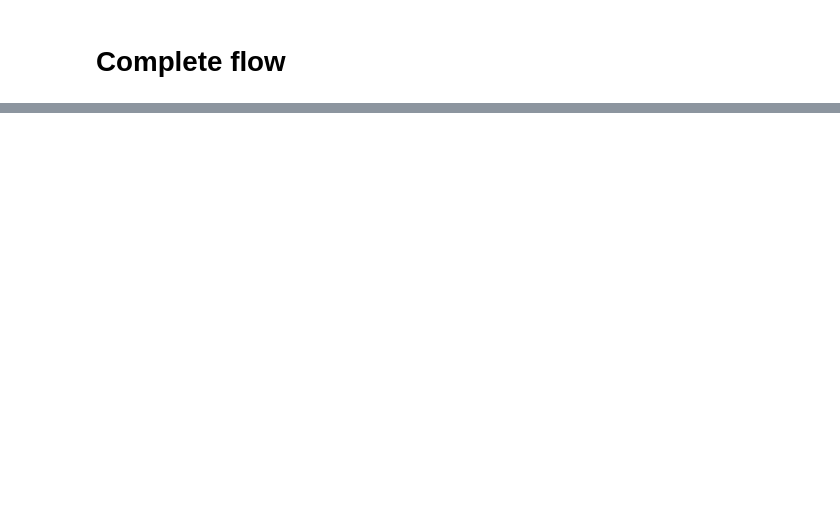
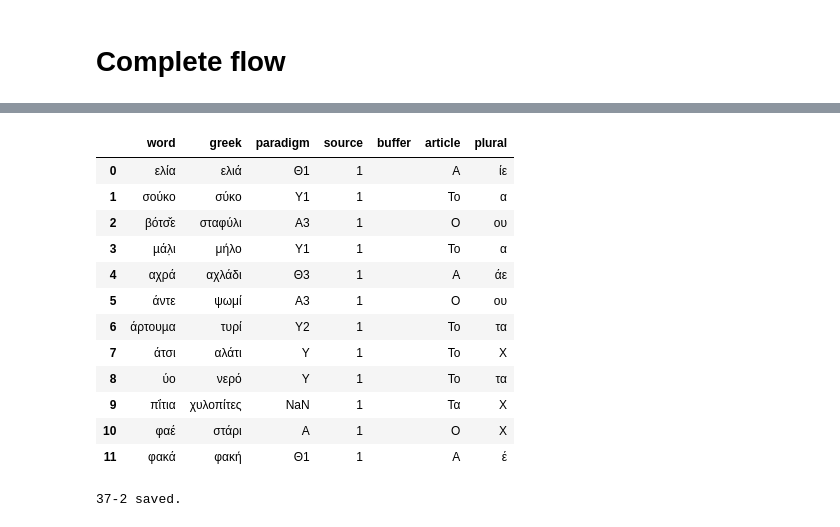
Before and after one commit to jgchaparro/TsakonianDB, a Jupyter notebook: other_projects/OCR Gia na khontoume groussa namou/OCR_test.ipynb, the cells around one changed output, grey strips where cells are left out. Saved outputs shown, nothing was run; the diff lists cells and outputs as text; code cells hidden in the pictures; blank space fills up the shorter version.

Commit message:
Improving OCR pipeline + adding words to main dict

```diff
--- a/other_projects/OCR Gia na khontoume groussa namou/OCR_test.ipynb
+++ b/other_projects/OCR Gia na khontoume groussa namou/OCR_test.ipynb
@@ -564,0 +573,3 @@ compute_paradigms(text['dataframes']['raw'])
+# %%
+text['dataframes']['paradigms'] = compute_paradigms(text['dataframes']['raw'])
+text['dataframes']['paradigms']
@@ -648,0 +652,19 @@ print(extract_word(text['postprocessed']))
+# %%
+# Manual clean if necessary
+manual_clean = """
+ελιά
+σύκο
+σταφύλι
+μήλο
+αχλάδι
+ψωμί
+τυρί
+αλάτι
+νερό
+χυλοπίτες
+στάρι
+φακή
+"""
+
+text['greek_manual_clean'] = manual_clean.strip()
+print(text['greek_manual_clean'])
@@ -648,0 +684,4 @@ print(extract_word(text['postprocessed']))
+# %%
+# Covert to Pandas Series
+greek_series = pd.Series(text['greek_manual_clean'].strip().split('\n'))
+greek_series
@@ -648,0 +702,44 @@ print(extract_word(text['postprocessed']))
+# %%
+# Append it to the dataframe
+temp_df = text['dataframes']['paradigms'].copy()
+temp_df = text['dataframes']['paradigms'].copy()
+temp_df['greek'] = greek_series
+
+# Add source = 1
+temp_df['source'] = 1
+
+# Add an empty column for easy copy-pasting
+temp_df['buffer'] = ''
+
+# Reorder columns
+order = ['word', 'greek', 'paradigm', 'source', 'buffer', 'article', 'plural']
+temp_df = temp_df[order]
+
+# Save the dataframe
+text['dataframes']['complete'] = temp_df
+temp_df
+# %% [output]
+|  | word | greek | paradigm | source | buffer | article | plural |
+| 0 | ελία | ελιά | Θ1 | 1 |  | Α | ίε |
+| 1 | σούκο | σύκο | Υ1 | 1 |  | Το | α |
+| 2 | βότσ̌ε | σταφύλι | Α3 | 1 |  | Ο | ου |
+| 3 | µάλ̣ι | μήλο | Υ1 | 1 |  | Το | α |
+| 4 | αχρά | αχλάδι | Θ3 | 1 |  | Α | άε |
+| 5 | άντε | ψωμί | Α3 | 1 |  | Ο | ου |
+| 6 | άρτουµα | τυρί | Υ2 | 1 |  | Το | τα |
+| 7 | άτσι | αλάτι | Υ | 1 |  | Το | X |
+| 8 | ύο | νερό | Υ | 1 |  | Το | τα |
+| 9 | π̇ίτια | χυλοπίτες | NaN | 1 |  | Τα | X |
+| 10 | φαέ | στάρι | Α | 1 |  | Ο | X |
+| 11 | φακά | φακή | Θ1 | 1 |  | Α | έ |
+# %%
+# Save the dataframe to an excel
+path_ = f'./results/{img}.xlsx'
+text['dataframes']['complete'].to_excel(path_, index=False)
+print(f'{img} saved.')
+
+# Open the excel
+complete_path = os.path.abspath(path_)
+os.startfile(complete_path)
+# %% [output]
+37-2 saved.
```
Also changed, not shown: parts of 48 cells of this notebook, 7 other files.
